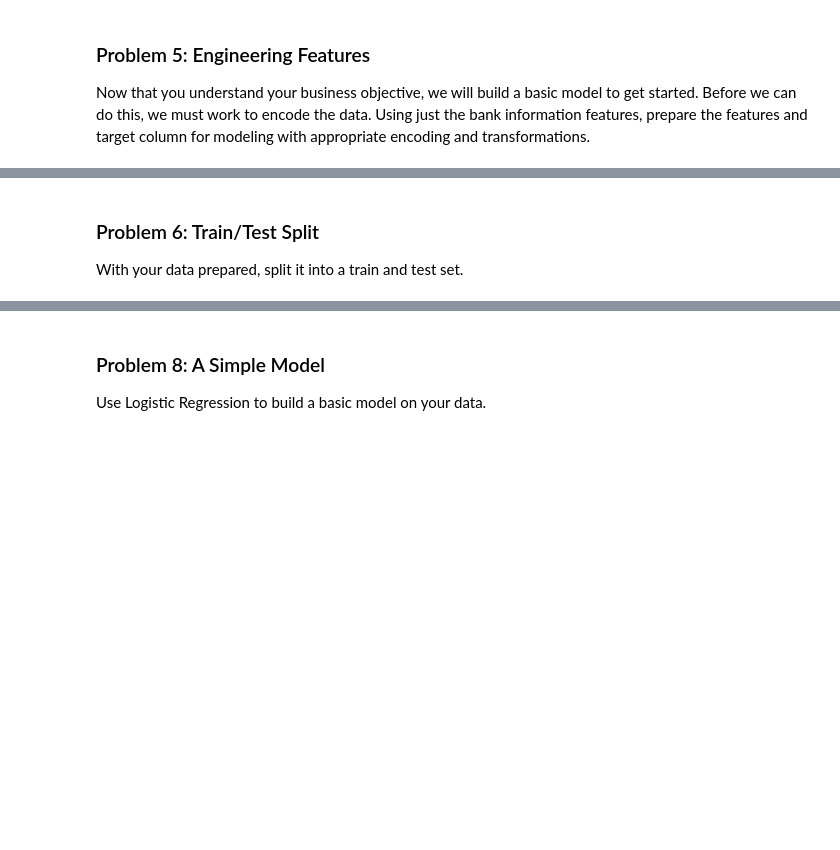
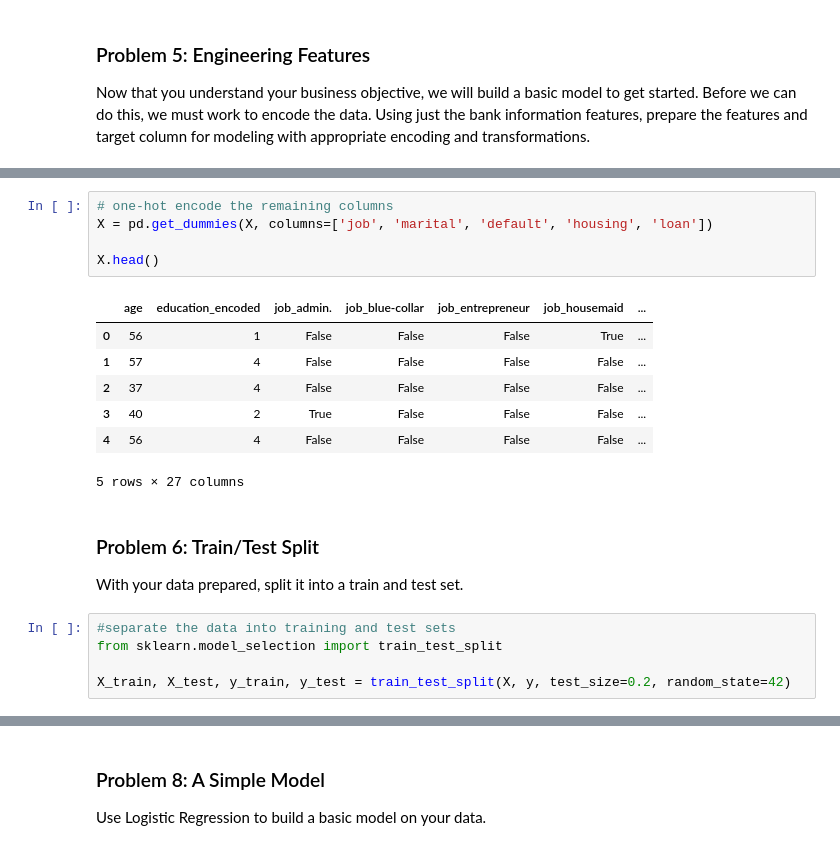
Before and after one commit to johnprg/BankData, a Jupyter notebook: prompt_III.ipynb, the cells around one changed output, grey strips where cells are left out. Drawn from its saved outputs; the diff is of its cells as text; blank space fills up the shorter version.

Commit message:
completed through simple models and comparison

```diff
--- a/prompt_III.ipynb
+++ b/prompt_III.ipynb
@@ -104,4 +240,22 @@ Now that you understand your business objective, we will build a basic model to
+# %%
+# one-hot encode the remaining columns
+X = pd.get_dummies(X, columns=['job', 'marital', 'default', 'housing', 'loan'])
+
+X.head()
+# %% [output]
+|  | age | education_encoded | job_admin. | job_blue-collar | job_entrepreneur | job_housemaid | ... |
+| 0 | 56 | 1 | False | False | False | True | ... |
+| 1 | 57 | 4 | False | False | False | False | ... |
+| 2 | 37 | 4 | False | False | False | False | ... |
+| 3 | 40 | 2 | True | False | False | False | ... |
+| 4 | 56 | 4 | False | False | False | False | ... |
+5 rows × 27 columns
 # %% [markdown]
 ### Problem 6: Train/Test Split
 
 With your data prepared, split it into a train and test set.
+# %%
+#separate the data into training and test sets
+from sklearn.model_selection import train_test_split
+
+X_train, X_test, y_train, y_test = train_test_split(X, y, test_size=0.2, random_state=42)
```
Also changed, not shown: parts of 26 cells of this notebook.
